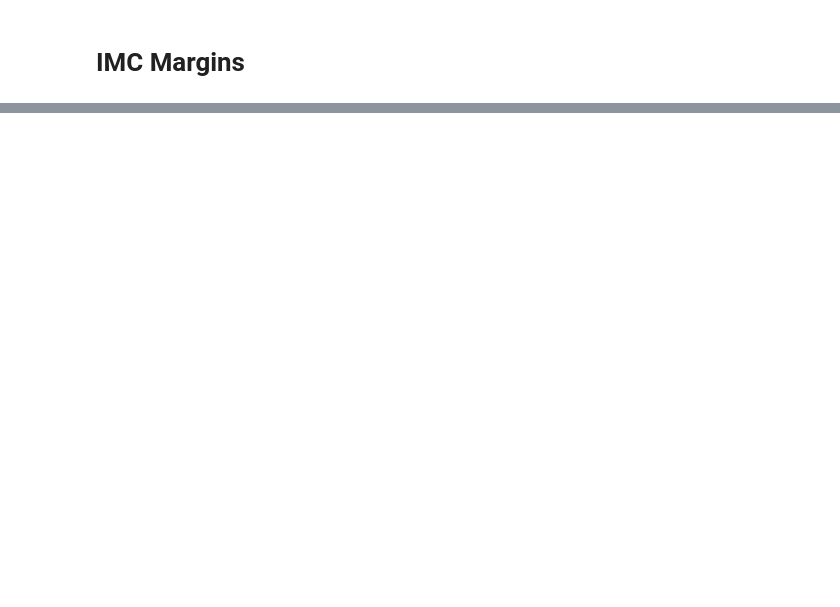
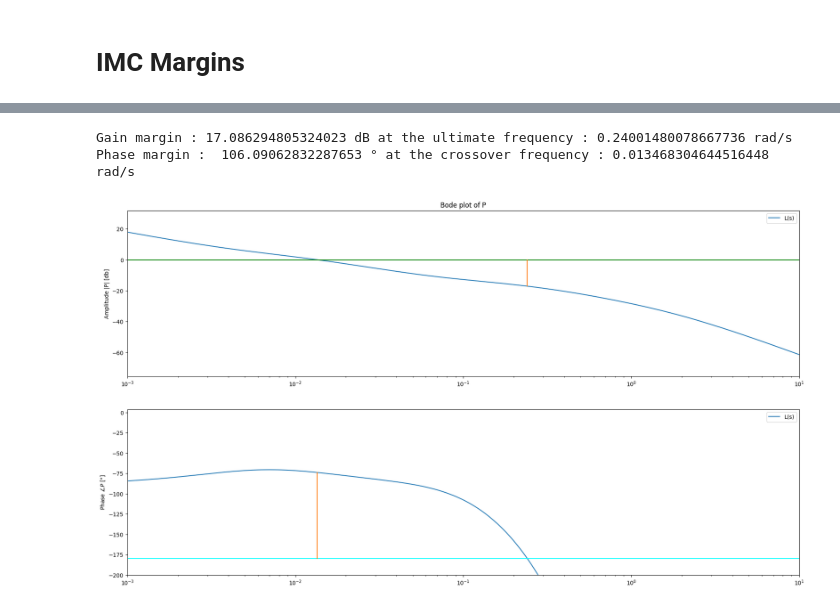
Before and after one commit to Muten-Roshi-Sama/TCLab_PID_Controller_FeedForward, a Jupyter notebook: Visualization_Code/package_LAB.ipynb, the cells around one changed output, grey strips where cells are left out. Drawn from its saved outputs; the diff is of its cells as text; code cells hidden in the pictures; blank space fills up the shorter version.

Commit message:
Added Gain and Phase Margin plots.

```diff
--- a/Visualization_Code/package_LAB.ipynb
+++ b/Visualization_Code/package_LAB.ipynb
@@ -307,0 +328,14 @@ plt.grid()
+# %%
+# Parameters for input-output dynamic
+Kp = 0.36
+T1p = 201
+T2p = 8
+thetap = 8
+
+# Parameters PID controller
+gamma = 0.6
+Kc, Ti, Td = IMCTuning(Kp,T1p,T2p,thetap,gamma, 'SOPDT')
+
+print("Kc = ",Kc)
+print("Ti = ",Ti)
+print("Td = ",Td)
@@ -309,0 +359,33 @@ plt.grid()
+# %%
+P = Process({})
+
+Kp = 0.36
+Tlag1 = 0.5
+Tlag2 = 100
+theta = 7.85
+T1p = 201
+T2p = 8
+
+P.parameters['Kp'] = Kp
+P.parameters['Tlag1'] = Tlag1
+P.parameters['Tlag2'] = Tlag2
+P.parameters['theta'] = theta
+
+Kc, Ti, Td = IMCTuning(Kp,T1p,T2p,thetap,gamma, 'SOPDT')
+
+C = PID({})
+C.parameters['Kc'] = Kc
+C.parameters['Ti'] = Ti
+C.parameters['Td']= Td
+C.parameters['Tfd'] = alpha *Td
+
+
+omega = np.logspace(-3,1,10000)
+
+Ps = Bode(P,omega,Show=False)
+
+Margin(Ps,C,omega)
+# %% [output]
+Gain margin : 17.086294805324023 dB at the ultimate frequency : 0.24001480078667736 rad/s
+Phase margin :  106.09062832287653 ° at the crossover frequency : 0.013468304644516448 rad/s
+[figure, added]
```
Also changed, not shown: parts of 5 cells of this notebook, 1 other file.
